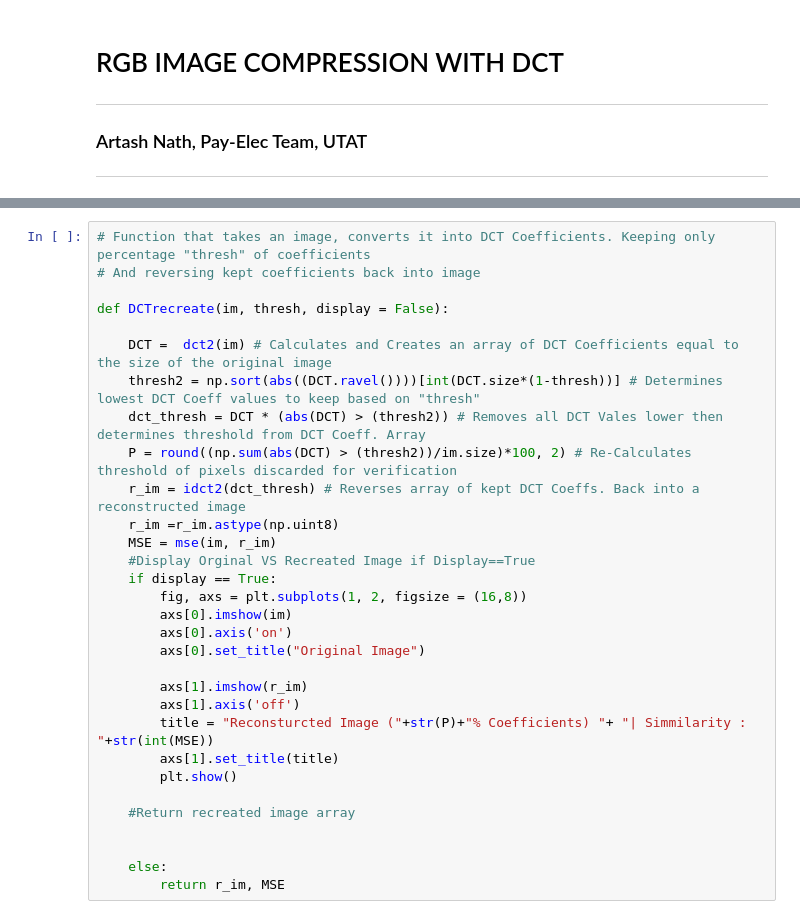
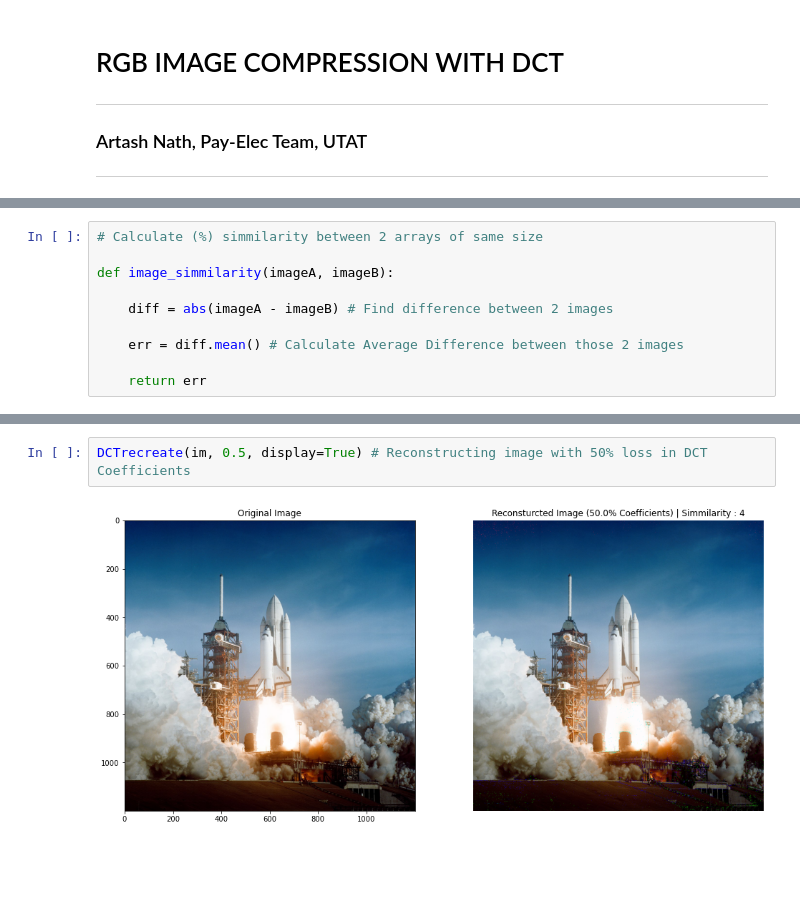
Before and after one commit to Artash-N/UTAT-JPG2DCT, a Jupyter notebook: RGB DCT IMAGE COMPRESSION WITH SIMMILARITY COMPARISON.ipynb, the cells around one changed output, grey strips where cells are left out. Saved outputs shown, nothing was run; the diff lists cells and outputs as text; blank space fills up the shorter version.

```diff
--- a/RGB DCT IMAGE COMPRESSION WITH SIMMILARITY COMPARISON.ipynb
+++ b/RGB DCT IMAGE COMPRESSION WITH SIMMILARITY COMPARISON.ipynb
@@ -56,0 +24,10 @@ MSE
+# %%
+# Calculate (%) simmilarity between 2 arrays of same size
+
+def image_simmilarity(imageA, imageB):
+
+    diff = abs(imageA - imageB) # Find difference between 2 images
+
+    err = diff.mean() # Calculate Average Difference between those 2 images
+
+    return err
@@ -69,34 +82,7 @@ axs[1].set_title("Reconsturcted Image (100% Coefficients)")
 plt.show()
 # %% [output]
 [figure]
-# %%
-# Function that takes an image, converts it into DCT Coefficients. Keeping only percentage "thresh" of coefficients
-# And reversing kept coefficients back into image
-
-def DCTrecreate(im, thresh, display = False):
-
-    DCT =  dct2(im) # Calculates and Creates an array of DCT Coefficients equal to the size of the original image
-    thresh2 = np.sort(abs((DCT.ravel())))[int(DCT.size*(1-thresh))] # Determines lowest DCT Coeff values to keep based on "thresh"
-    dct_thresh = DCT * (abs(DCT) > (thresh2)) # Removes all DCT Vales lower then determines threshold from DCT Coeff. Array
-    P = round((np.sum(abs(DCT) > (thresh2))/im.size)*100, 2) # Re-Calculates threshold of pixels discarded for verification
-    r_im = idct2(dct_thresh) # Reverses array of kept DCT Coeffs. Back into a reconstructed image
-    r_im =r_im.astype(np.uint8)
-    MSE = mse(im, r_im)
-    #Display Orginal VS Recreated Image if Display==True
-    if display == True:
-        fig, axs = plt.subplots(1, 2, figsize = (16,8))
-        axs[0].imshow(im)
-        axs[0].axis('on')
-        axs[0].set_title("Original Image")
-
-        axs[1].imshow(r_im)
-        axs[1].axis('off')
-        title = "Reconsturcted Image ("+str(P)+"% Coefficients) "+ "| Simmilarity : "+str(int(MSE))
-        axs[1].set_title(title)
-        plt.show()
-
-    #Return recreated image array
-
-
-    else:
-        return r_im, MSE
+# %%
+DCTrecreate(im, 0.5, display=True) # Reconstructing image with 50% loss in DCT Coefficients
+# %% [output]
+[figure, added]
```
Also changed, not shown: parts of 14 cells of this notebook.
